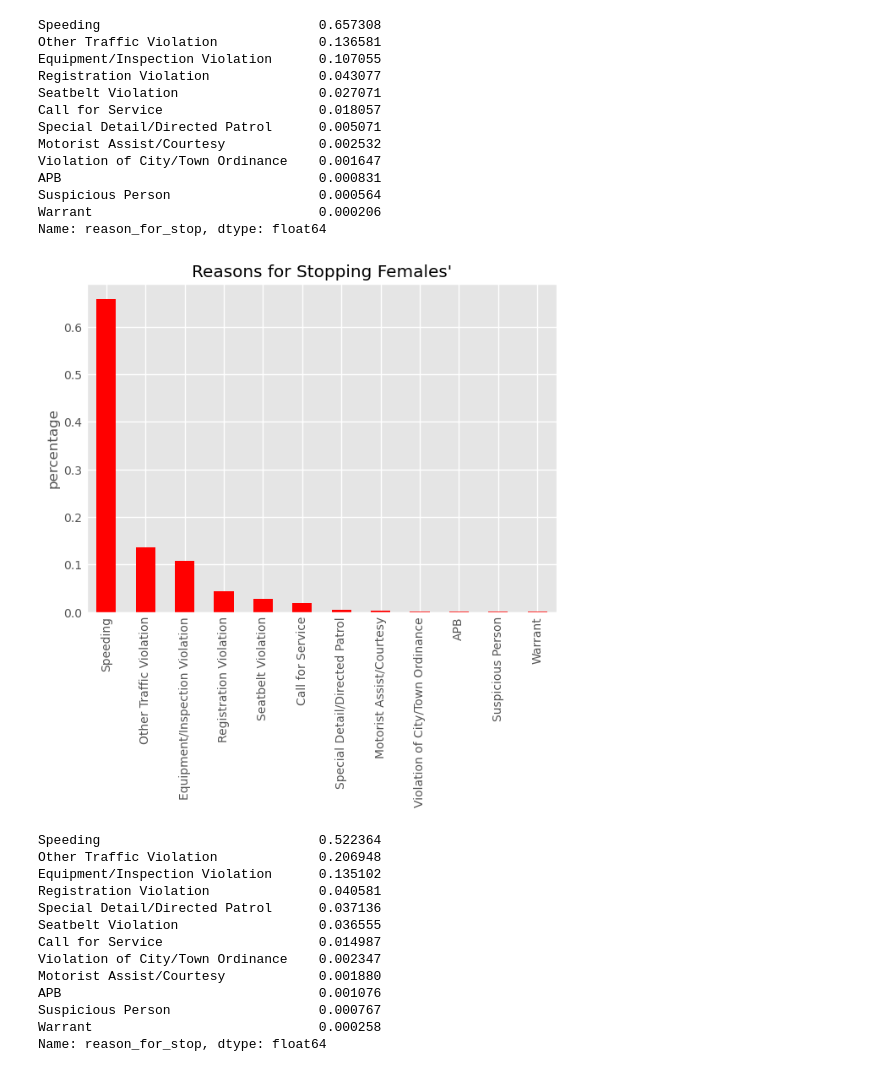
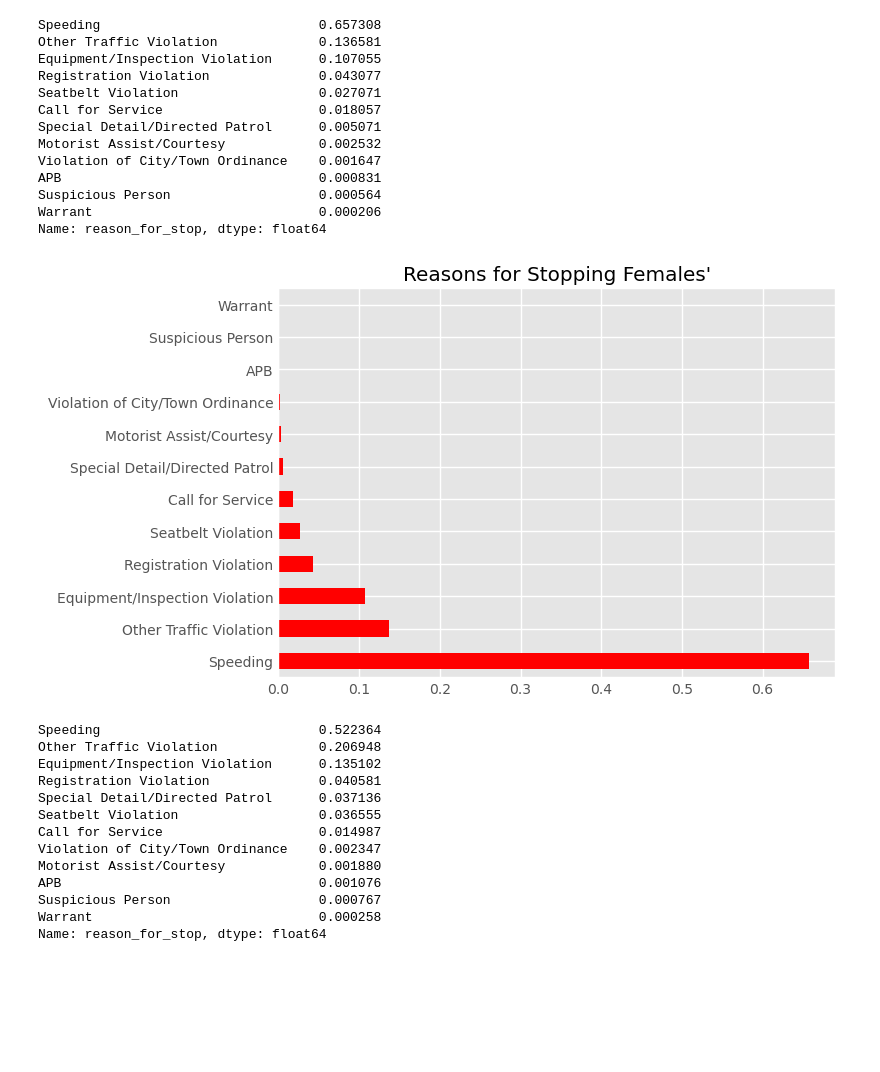
Before and after one commit to nevracorapsiz/Analyzing-Rhode-Island-Traffic-Stops, a Jupyter notebook: RI_TRAFFIC_STOPS.ipynb, the cells around one changed output. Drawn from its saved outputs; the diff is of its cells as text; code cells hidden in the pictures; blank space fills up the shorter version.

```diff
--- a/RI_TRAFFIC_STOPS.ipynb
+++ b/RI_TRAFFIC_STOPS.ipynb
@@ -95,6 +95,7 @@ df["arrest_made"]=df.arrest_made.astype("boolean")
 df["subject_sex"]=df.subject_sex.astype("category")
 df["subject_race"]=df.subject_race.astype("category")
 df["reason_for_stop"]=df.reason_for_stop.astype("category")
+df["zone"]=df.zone.astype("category")
 # %%
 df["contraband_found"]=df.contraband_found.astype("boolean")
 df["contraband_drugs"]=df.contraband_drugs.astype("boolean")
@@ -315,10 +316,10 @@ Suspicious Person                   0.000564
 Warrant                             0.000206
 Name: reason_for_stop, dtype: float64
 # %%
-female_reason_for_stop.plot(kind="bar", ylabel="percentage", title="Reasons for Stopping Females'",color="Red")
+female_reason_for_stop.plot(kind="barh", title="Reasons for Stopping Females'",color="Red")
 plt.style.use("ggplot")
 # %% [output]
-[figure, old version]
+[figure, new version]
 # %%
 male_reason_for_stop=df[df.subject_sex=="male"].reason_for_stop.value_counts(normalize=True)
 male_reason_for_stop
```
Also changed, not shown: parts of 57 cells of this notebook.
